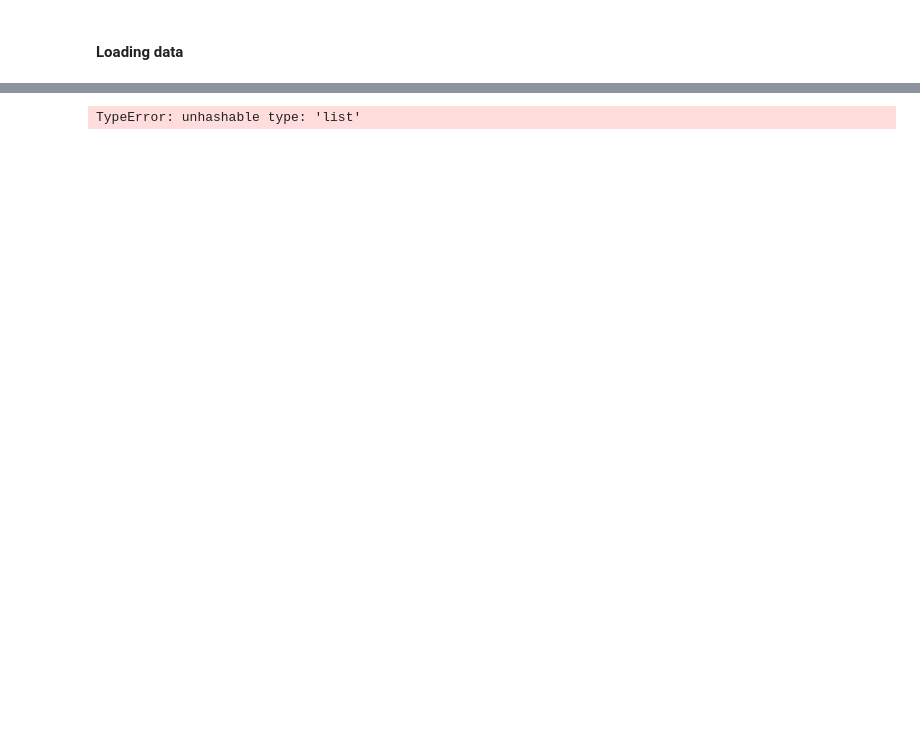
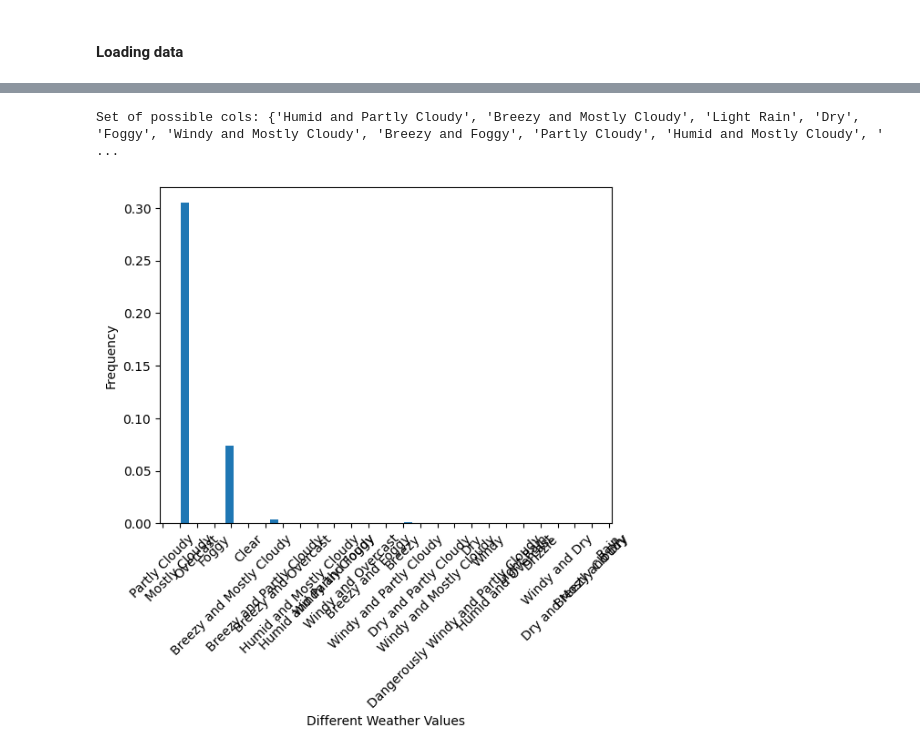
Before and after one commit to IsaacSShade/CPSC-322-Data-Science-Project, a Jupyter notebook: technical-report.ipynb, the cells around one changed output, grey strips where cells are left out. Drawn from its saved outputs; the diff is of its cells as text; code cells hidden in the pictures; blank space fills up the shorter version.

```diff
--- a/technical-report.ipynb
+++ b/technical-report.ipynb
@@ -89,10 +95,20 @@ Naive Bayes - also need to do some discretizing.
 # %%
 # dec_tree = MyDecisionTreeClassifier()
 # # train test split
 # X_train, X_test, y_train, y_test = myevaluation.train_test_split(X = all_xs, y = all_ys)
 # dec_tree.fit(X_train=X_train, y_train=y_train)
 # y_preds = dec_tree.predict(X_test= X_test)
 # acc_score = myevaluation.accuracy_score(y_true=y_test, y_pred=y_preds)
 # print(f'Accuracy Score is {acc_score}')
+summary_col = weather_data.get_column('Summary')
+import matplotlib.pyplot as plt
+plt.figure()
+print(f'Set of possible cols: {set(summary_col)}')
+plt.hist(x = summary_col, density=True, rwidth = .2, histtype= 'barstacked')
+plt.xlabel(xlabel= 'Different Weather Values')
+plt.ylabel('Frequency')
+plt.xticks(rotation = 45)
+plt.show()
 # %% [output]
-TypeError: unhashable type: 'list'
+Set of possible cols: {'Humid and Partly Cloudy', 'Breezy and Mostly Cloudy', 'Light Rain', 'Dry', 'Foggy', 'Windy and Mostly Cloudy', 'Breezy and Foggy', 'Partly Cloudy', 'Humid and Mostly Cloudy', ' ...
+[figure, added]
```
Also changed, not shown: parts of 3 cells of this notebook, 2 other files.
